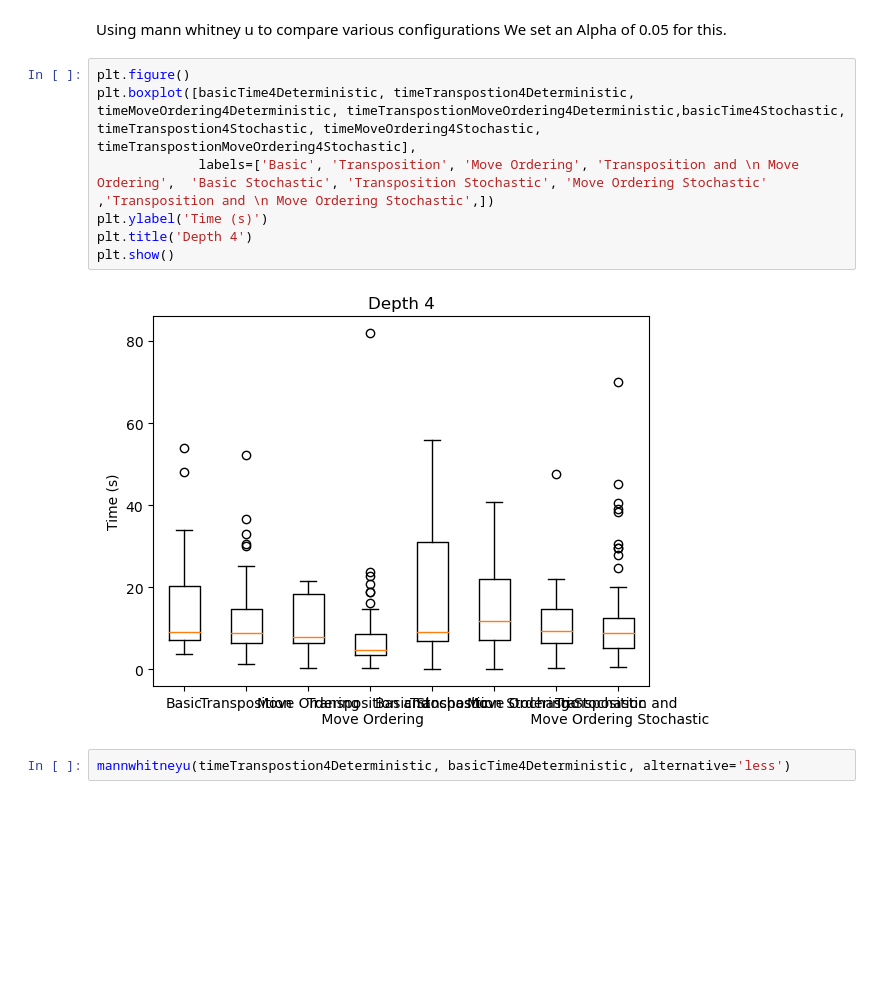
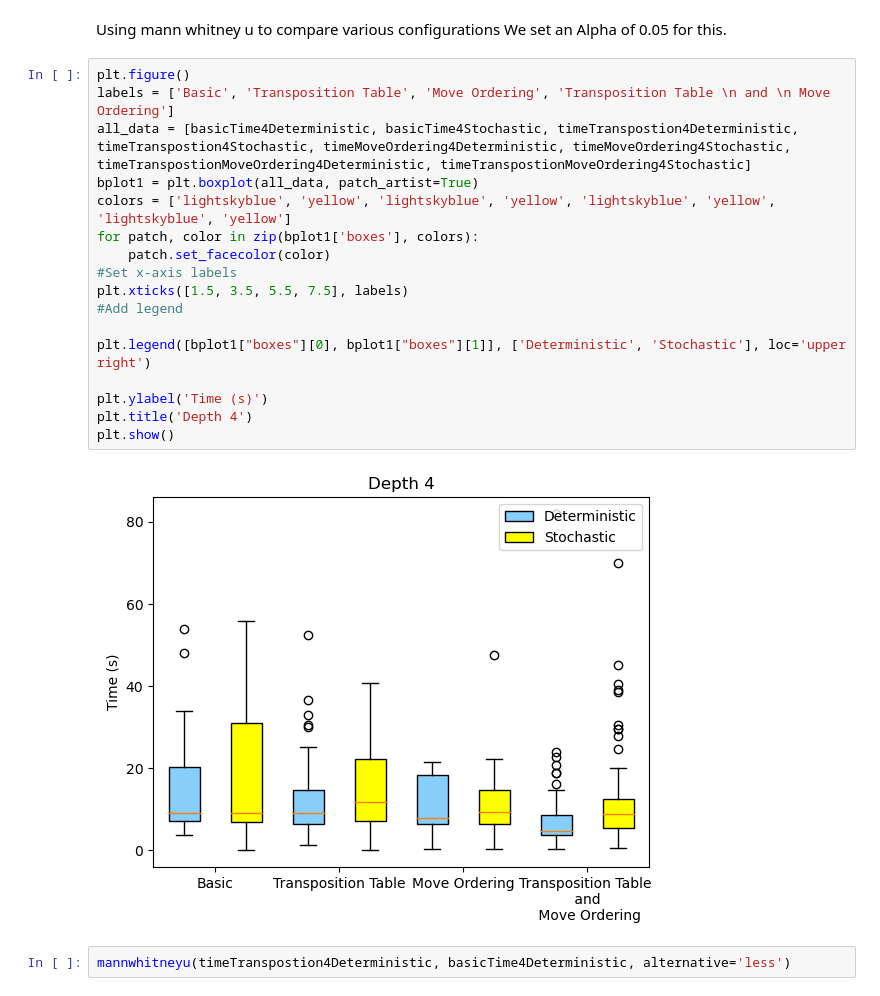
Before and after one commit to doodman06/Alpha-Betav2, a Jupyter notebook: Logs/PythonComparison.ipynb, the cells around one changed output. Cells and saved outputs as stored; diff of their text form; blank space fills up the shorter version.

Commit message:
Made boxplot look good

```diff
--- a/Logs/PythonComparison.ipynb
+++ b/Logs/PythonComparison.ipynb
@@ -22,15 +22,25 @@ timeTranspostionMoveOrdering4Stochastic = np.genfromtxt('timeTranspositionMoveOr
 # %% [markdown]
 Using mann whitney u to compare various configurations
 We set an Alpha of 0.05 for this.
-# %%
-plt.figure()
-plt.boxplot([basicTime4Deterministic, timeTranspostion4Deterministic, timeMoveOrdering4Deterministic, timeTranspostionMoveOrdering4Deterministic,basicTime4Stochastic, timeTranspostion4Stochastic, timeMoveOrdering4Stochastic, timeTranspostionMoveOrdering4Stochastic],
-             labels=['Basic', 'Transposition', 'Move Ordering', 'Transposition and \n Move Ordering',  'Basic Stochastic', 'Transposition Stochastic', 'Move Ordering Stochastic'  ,'Transposition and \n Move Ordering Stochastic',])
-plt.ylabel('Time (s)')
-plt.title('Depth 4')
-plt.show()
-# %% [output]
-[figure, removed]
+# %%
+plt.figure()
+labels = ['Basic', 'Transposition Table', 'Move Ordering', 'Transposition Table \n and \n Move Ordering']
+all_data = [basicTime4Deterministic, basicTime4Stochastic, timeTranspostion4Deterministic, timeTranspostion4Stochastic, timeMoveOrdering4Deterministic, timeMoveOrdering4Stochastic, timeTranspostionMoveOrdering4Deterministic, timeTranspostionMoveOrdering4Stochastic]
+bplot1 = plt.boxplot(all_data, patch_artist=True)
+colors = ['lightskyblue', 'yellow', 'lightskyblue', 'yellow', 'lightskyblue', 'yellow', 'lightskyblue', 'yellow']
+for patch, color in zip(bplot1['boxes'], colors):
+    patch.set_facecolor(color)
+#Set x-axis labels
+plt.xticks([1.5, 3.5, 5.5, 7.5], labels)
+#Add legend
+
+plt.legend([bplot1["boxes"][0], bplot1["boxes"][1]], ['Deterministic', 'Stochastic'], loc='upper right')
+
+plt.ylabel('Time (s)')
+plt.title('Depth 4')
+plt.show()
+# %% [output]
+[figure, added]
 # %%
 mannwhitneyu(timeTranspostion4Deterministic, basicTime4Deterministic, alternative='less')
 # %% [output]
```
Also changed, not shown: 1 other file.
